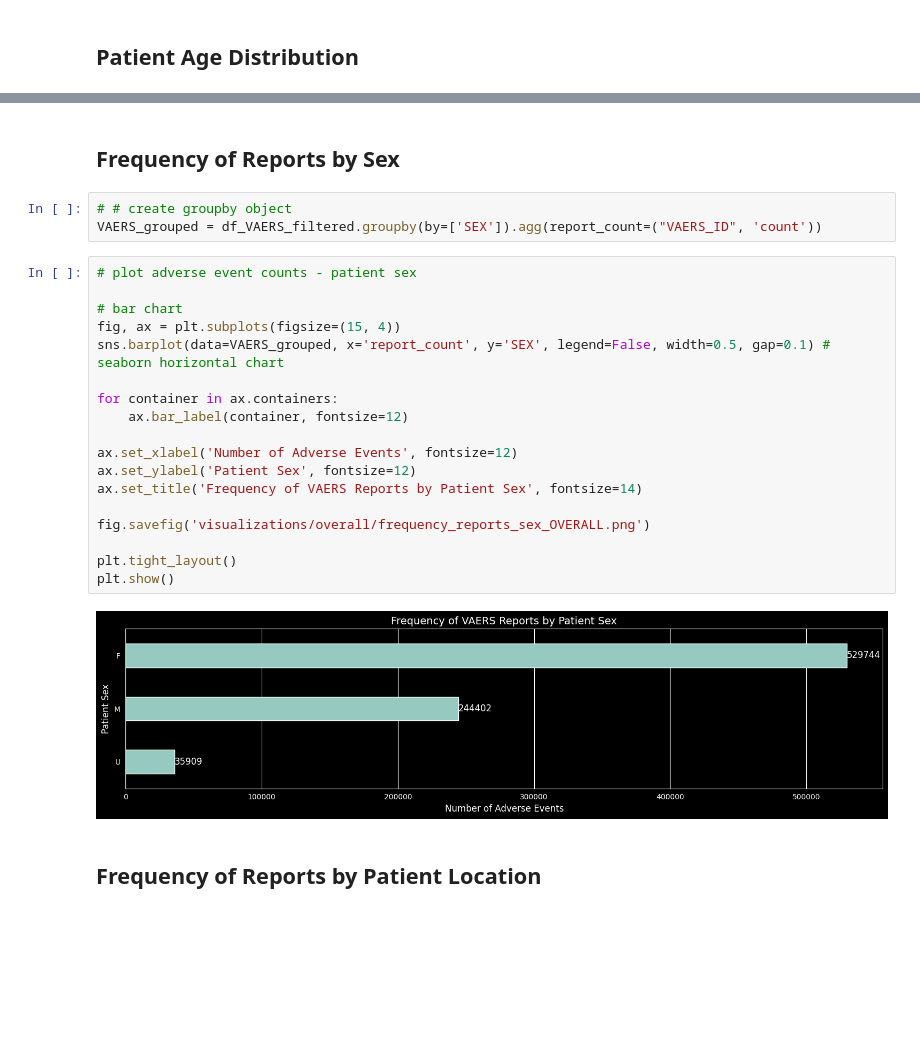
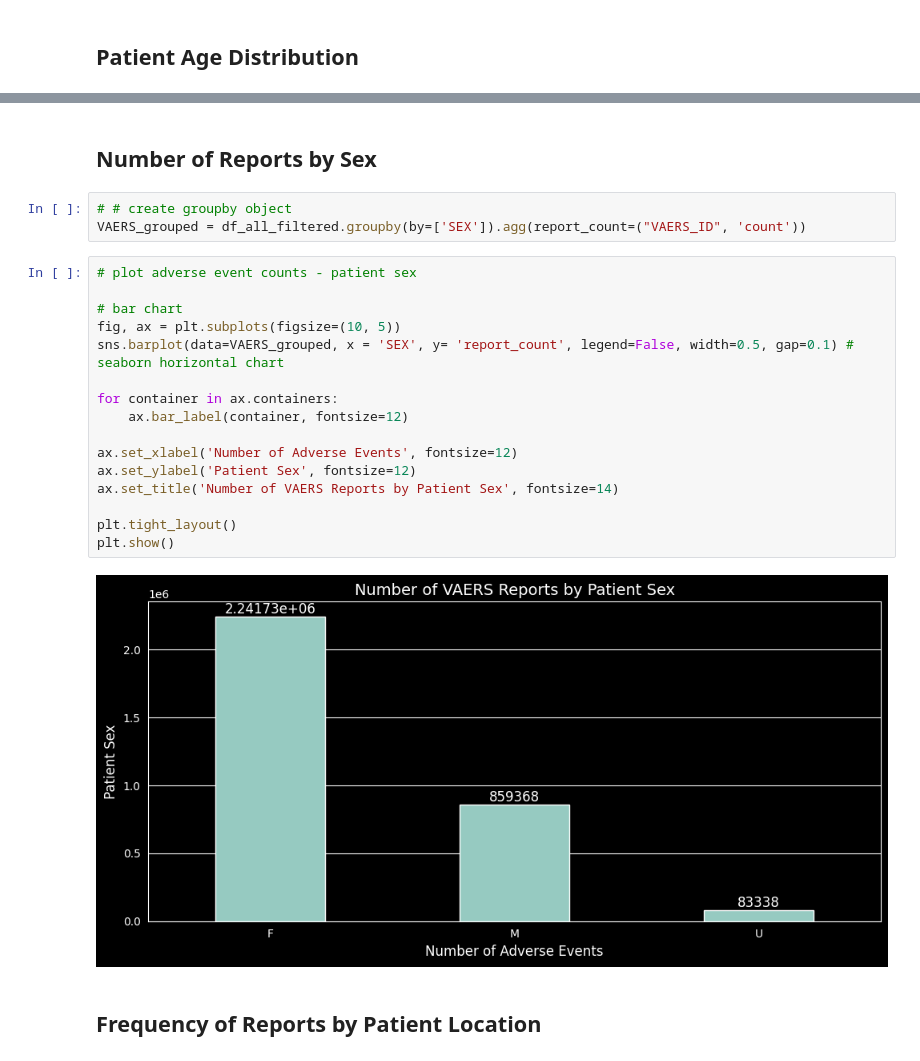
Before and after one commit to uw-msim-imt561-2026/covid-19-vaccine-adverse-reactions, a Jupyter notebook: notebooks/visualizations.ipynb, the cells around one changed output, grey strips where cells are left out. Cells and saved outputs as stored; diff of their text form; blank space fills up the shorter version.

```diff
--- a/notebooks/visualizations.ipynb
+++ b/notebooks/visualizations.ipynb
@@ -306,28 +335,26 @@ plt.savefig('visualizations/overall/frequency_reports_age_OVERALL')
 # %% [markdown]
-## Frequency of Reports by Sex
+## Number of Reports by Sex
 # %%
 # # create groupby object
-VAERS_grouped = df_VAERS_filtered.groupby(by=['SEX']).agg(report_count=("VAERS_ID", 'count'))
+VAERS_grouped = df_all_filtered.groupby(by=['SEX']).agg(report_count=("VAERS_ID", 'count'))
 # %%
 # plot adverse event counts - patient sex
 
 # bar chart
-fig, ax = plt.subplots(figsize=(15, 4))
-sns.barplot(data=VAERS_grouped, x='report_count', y='SEX', legend=False, width=0.5, gap=0.1) # seaborn horizontal chart
+fig, ax = plt.subplots(figsize=(10, 5))
+sns.barplot(data=VAERS_grouped, x = 'SEX', y= 'report_count', legend=False, width=0.5, gap=0.1) # seaborn horizontal chart
 
 for container in ax.containers:
     ax.bar_label(container, fontsize=12)
 
 ax.set_xlabel('Number of Adverse Events', fontsize=12)
 ax.set_ylabel('Patient Sex', fontsize=12)
-ax.set_title('Frequency of VAERS Reports by Patient Sex', fontsize=14)
-
-fig.savefig('visualizations/overall/frequency_reports_sex_OVERALL.png')
+ax.set_title('Number of VAERS Reports by Patient Sex', fontsize=14)
 
 plt.tight_layout()
 plt.show()
 # %% [output]
-[figure, old version]
+[figure, new version]
 # %% [markdown]
 ## Frequency of Reports by Patient Location
 # %%
```
Also changed, not shown: parts of 4 cells of this notebook, 1 other file.
